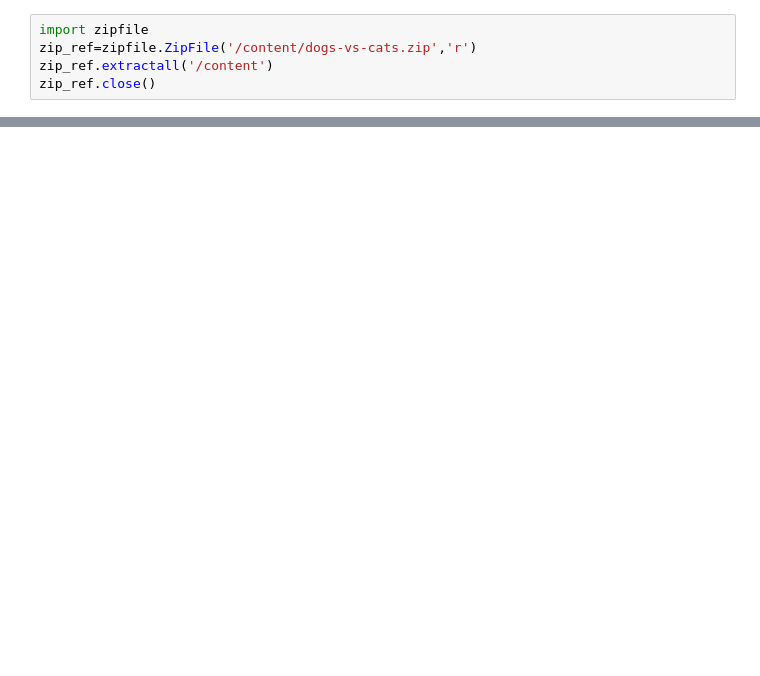
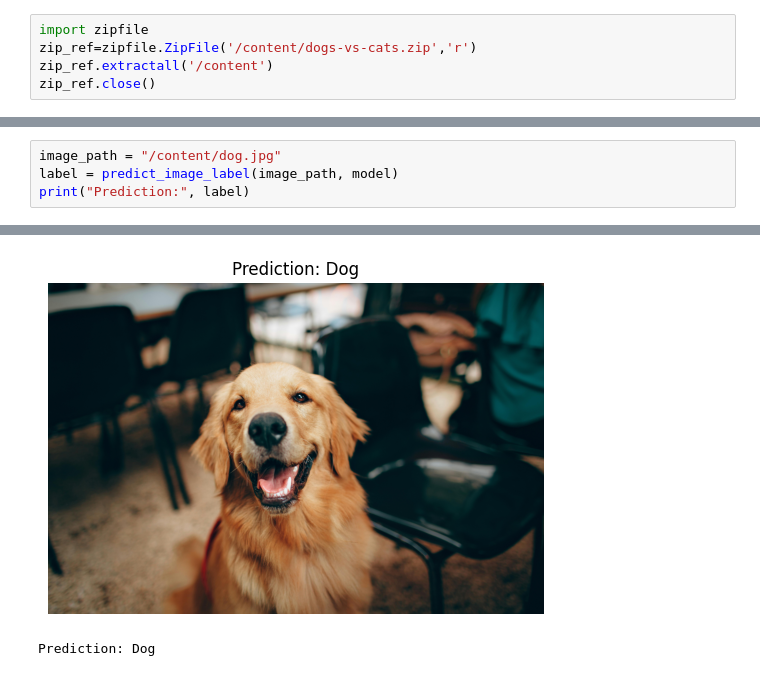
Before and after one commit to GodinaMohitheswar/Deep-Learning-Projects, a Jupyter notebook: Image_Classification.ipynb, the cells around one changed output, grey strips where cells are left out. Cells and saved outputs as stored; diff of their text form; blank space fills up the shorter version.

```diff
--- a/Image_Classification.ipynb
+++ b/Image_Classification.ipynb
@@ -138,0 +229,5 @@ Prediction: Cat
+# %%
+image_path = "/content/dog.jpg"
+label = predict_image_label(image_path, model)
+print("Prediction:", label)
+# %% [output]
@@ -138,0 +235,2 @@ Prediction: Cat
+[figure, added]
+Prediction: Dog
```
Also changed, not shown: parts of 31 cells of this notebook.
